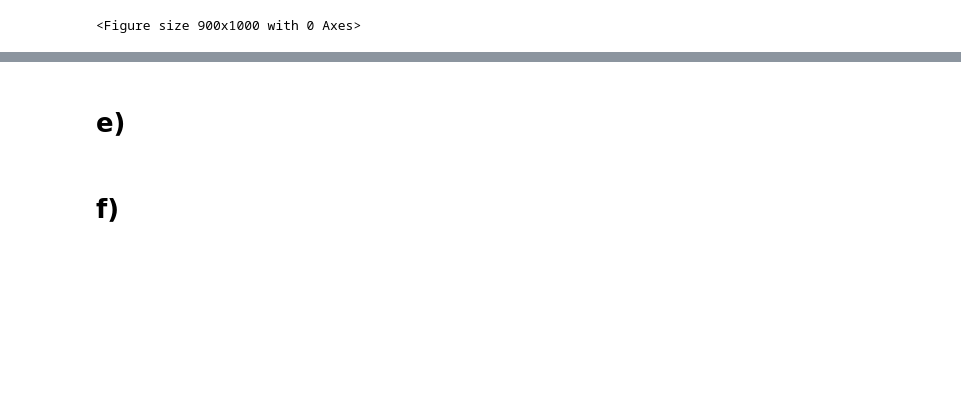
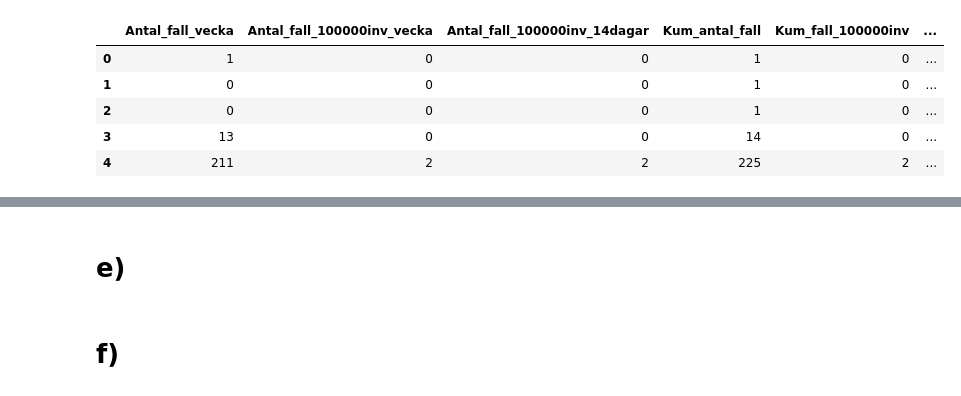
Before and after one commit to GuillermoTuesta/Python-GuillermoTuesta, a Jupyter notebook: IT-Högskolan/Labs/Covid19 - Labb4/Folkhälso data (U1-2).ipynb, the cells around one changed output, grey strips where cells are left out. Cells and saved outputs as stored; diff of their text form; code cells hidden in the pictures; blank space fills up the shorter version.

```diff
--- a/IT-Högskolan/Labs/Covid19 - Labb4/Folkhälso data (U1-2).ipynb
+++ b/IT-Högskolan/Labs/Covid19 - Labb4/Folkhälso data (U1-2).ipynb
@@ -1,27 +4,25 @@
 # %%
 import pandas as pd
 import seaborn as sns
 import seaborn.objects as so
 import matplotlib.pyplot as plt
 import plotly_express as px
 
-sns.set_theme()
-sns.set_style('white')
-sns.set_context('talk')
-plt.figure(figsize=(9,10))
-
 infection_statistics_xls = pd.ExcelFile('Rådata/Folkhalsomyndigheten_Covid19.xlsx')
 vaccine_statistics_xls = pd.ExcelFile('Rådata/Folkhalsomyndigheten_Covid19_Vaccine.xlsx')
 
 veckodata_riket = pd.read_excel(infection_statistics_xls, 'Veckodata Riket')
 
-date_column = [f'{year}v{week}' for year, week in zip(veckodata_riket.loc[:,'år'], veckodata_riket.loc[:,'veckonummer'])]
-# Loop through columns 'year' and 'week' and append it as a string in the format 'YYYYvWW', such as '2020v06'.
-# Using zip() lets me loop through both columns at the same time.
-
-veckodata_riket.insert(0, 'Vecka', date_column, True) # Insert new column.
-veckodata_riket = veckodata_riket.drop(['år', 'veckonummer'], axis=1) # Remove 2 columns that were merged.
+veckodata_riket['Vecka'] = [f'{year}v{week}' for year, week in zip(veckodata_riket.loc[:,'år'], veckodata_riket.loc[:,'veckonummer'])]
+# Append a new column 'Vecka' with values of format 'YYYvWW' using pandas vectorisation and zip().
+veckodata_riket.drop(['år', 'veckonummer'], axis=1, inplace=True) # Remove 2 columns that were merged.
+veckodata_riket.head()
 # %% [output]
-<Figure size 900x1000 with 0 Axes>
+|  | Antal_fall_vecka | Antal_fall_100000inv_vecka | Antal_fall_100000inv_14dagar | Kum_antal_fall | Kum_fall_100000inv | ... |
+| 0 | 1 | 0 | 0 | 1 | 0 | ... |
+| 1 | 0 | 0 | 0 | 1 | 0 | ... |
+| 2 | 0 | 0 | 0 | 1 | 0 | ... |
+| 3 | 13 | 0 | 0 | 14 | 0 | ... |
+| 4 | 211 | 2 | 2 | 225 | 2 | ... |
 # %% [markdown]
 ## c, d, e)
```
Also changed, not shown: parts of 18 cells of this notebook, 10 other files.
